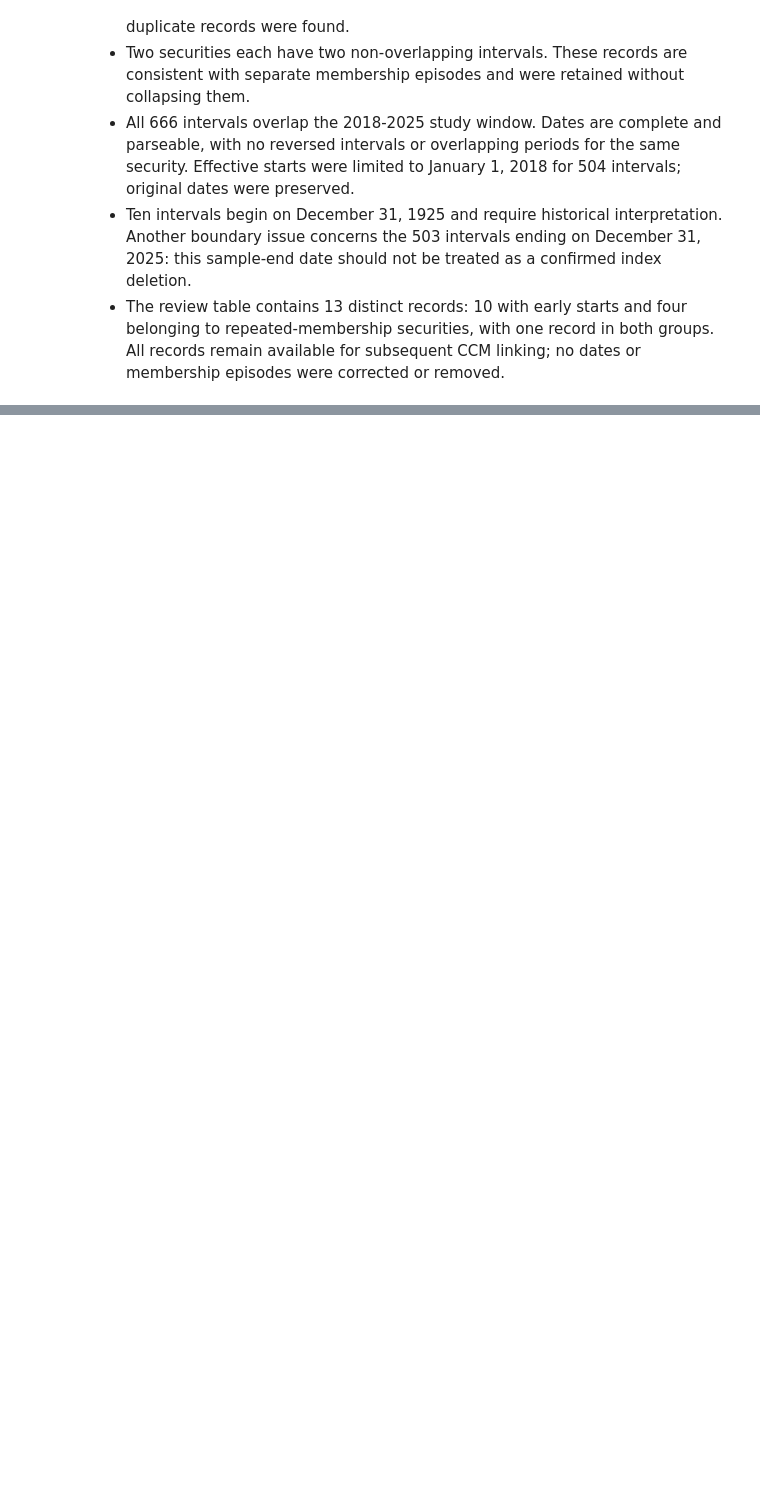
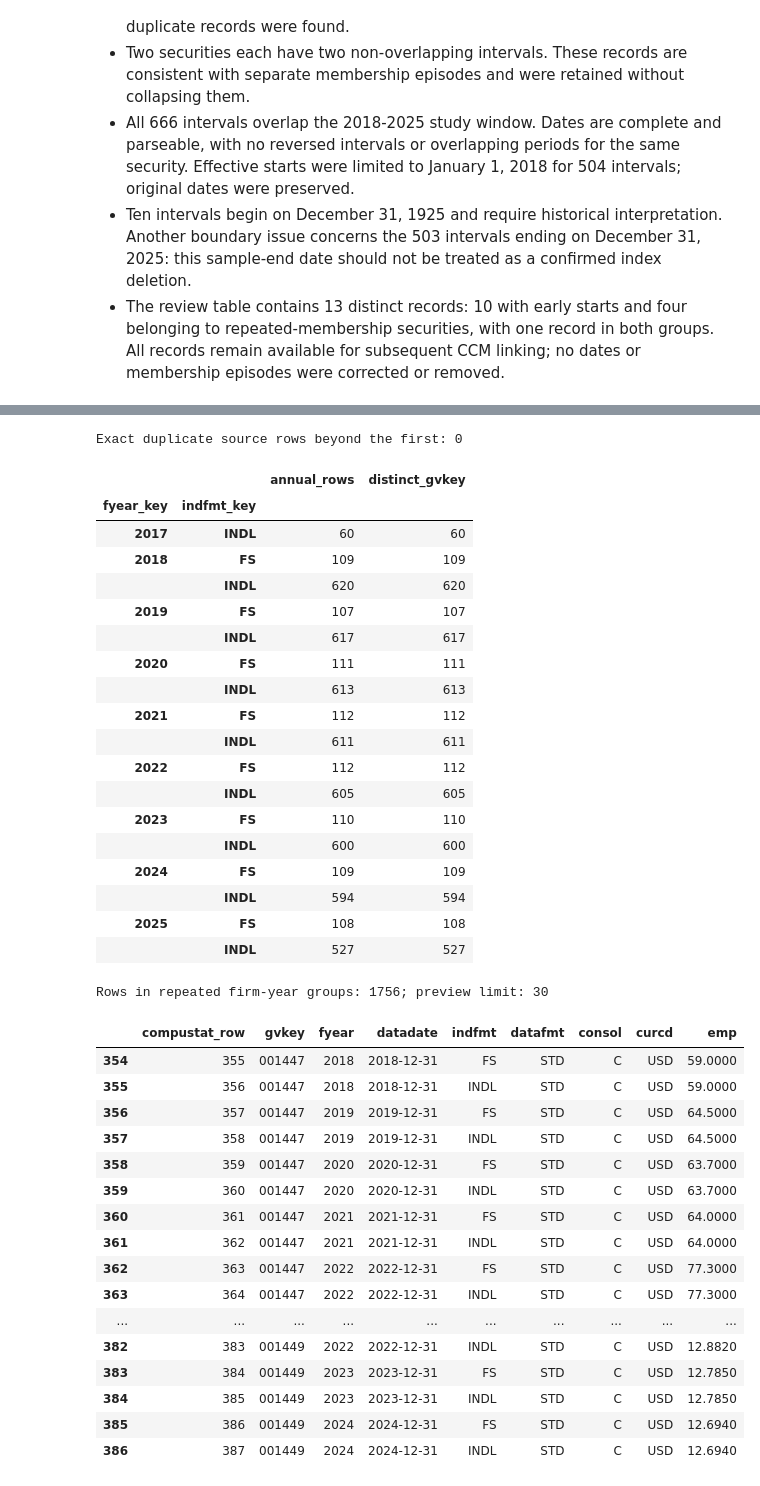
Before and after one commit to kptransfer2024-cmd/ai-workforce-statements, a Jupyter notebook: code/notebooks/01_build_firm_crosswalk.ipynb, the cells around one changed output, grey strips where cells are left out. Cells and saved outputs as stored; diff of their text form; code cells hidden in the pictures; blank space fills up the shorter version.

```diff
--- a/code/notebooks/01_build_firm_crosswalk.ipynb
+++ b/code/notebooks/01_build_firm_crosswalk.ipynb
@@ -895,0 +1560,34 @@ Records requiring review: 13; preview limit: 30
+# %%
+annual_key_checks = [
+    ["gvkey_key", "fyear_key"],
+    ["gvkey_key", "report_date"],
+    ["gvkey_key", "report_date", "indfmt_key", "datafmt_key", "consol_key", "curcd_key"],
+]
+annual_duplicate_rows = []
+for columns in annual_key_checks:
+    keys = compustat_sample[columns]
+    incomplete = keys.isna().any(axis=1)
+    complete_keys = keys.loc[~incomplete]
+    annual_duplicate_rows.append({
+        "key": " + ".join(columns),
+        "rows_with_incomplete_key": int(incomplete.sum()),
+        "extra_rows_with_repeated_key": int(complete_keys.duplicated().sum()),
+        "all_rows_with_repeated_key": int(complete_keys.duplicated(keep=False).sum()),
+    })
+display(pd.DataFrame(annual_duplicate_rows))
+print("Exact duplicate source rows beyond the first:", int(
+    compustat_sample.duplicated(subset=list(compustat.columns)).sum()
+))
+display(
+    compustat_sample.groupby(["fyear_key", "indfmt_key"], dropna=False)
+    .agg(annual_rows=("compustat_row", "size"), distinct_gvkey=("gvkey_key", "nunique"))
+)
+
+repeated_annual_rows = compustat_sample.loc[
+    compustat_sample[["gvkey_key", "fyear_key"]].notna().all(axis=1)
+    & compustat_sample.duplicated(["gvkey_key", "fyear_key"], keep=False),
+    ["compustat_row", "gvkey", "fyear", "datadate", "indfmt", "datafmt", "consol", "curcd", "emp"],
+].sort_values(["gvkey", "fyear", "datadate", "indfmt"])
+print(f"Rows in repeated firm-year groups: {len(repeated_annual_rows)}; preview limit: 30")
+display(repeated_annual_rows.head(30))
+# %% [output]
@@ -895,0 +1598,38 @@ Records requiring review: 13; preview limit: 30
+Exact duplicate source rows beyond the first: 0
+|  |  | annual_rows | distinct_gvkey |
+| fyear_key | indfmt_key |  |  |
+| 2017 | INDL | 60 | 60 |
+| 2018 | FS | 109 | 109 |
+|  | INDL | 620 | 620 |
+| 2019 | FS | 107 | 107 |
+|  | INDL | 617 | 617 |
+| 2020 | FS | 111 | 111 |
+|  | INDL | 613 | 613 |
+| 2021 | FS | 112 | 112 |
+|  | INDL | 611 | 611 |
+| 2022 | FS | 112 | 112 |
+|  | INDL | 605 | 605 |
+| 2023 | FS | 110 | 110 |
+|  | INDL | 600 | 600 |
+| 2024 | FS | 109 | 109 |
+|  | INDL | 594 | 594 |
+| 2025 | FS | 108 | 108 |
+|  | INDL | 527 | 527 |
+Rows in repeated firm-year groups: 1756; preview limit: 30
+|  | compustat_row | gvkey | fyear | datadate | indfmt | datafmt | consol | curcd | emp |
+| 354 | 355 | 001447 | 2018 | 2018-12-31 | FS | STD | C | USD | 59.0000 |
+| 355 | 356 | 001447 | 2018 | 2018-12-31 | INDL | STD | C | USD | 59.0000 |
+| 356 | 357 | 001447 | 2019 | 2019-12-31 | FS | STD | C | USD | 64.5000 |
+| 357 | 358 | 001447 | 2019 | 2019-12-31 | INDL | STD | C | USD | 64.5000 |
+| 358 | 359 | 001447 | 2020 | 2020-12-31 | FS | STD | C | USD | 63.7000 |
+| 359 | 360 | 001447 | 2020 | 2020-12-31 | INDL | STD | C | USD | 63.7000 |
+| 360 | 361 | 001447 | 2021 | 2021-12-31 | FS | STD | C | USD | 64.0000 |
+| 361 | 362 | 001447 | 2021 | 2021-12-31 | INDL | STD | C | USD | 64.0000 |
+| 362 | 363 | 001447 | 2022 | 2022-12-31 | FS | STD | C | USD | 77.3000 |
+| 363 | 364 | 001447 | 2022 | 2022-12-31 | INDL | STD | C | USD | 77.3000 |
+| ... | ... | ... | ... | ... | ... | ... | ... | ... | ... |
+| 382 | 383 | 001449 | 2022 | 2022-12-31 | INDL | STD | C | USD | 12.8820 |
+| 383 | 384 | 001449 | 2023 | 2023-12-31 | FS | STD | C | USD | 12.7850 |
+| 384 | 385 | 001449 | 2023 | 2023-12-31 | INDL | STD | C | USD | 12.7850 |
+| 385 | 386 | 001449 | 2024 | 2024-12-31 | FS | STD | C | USD | 12.6940 |
+| 386 | 387 | 001449 | 2024 | 2024-12-31 | INDL | STD | C | USD | 12.6940 |
```
Also changed, not shown: parts of 53 cells of this notebook.
